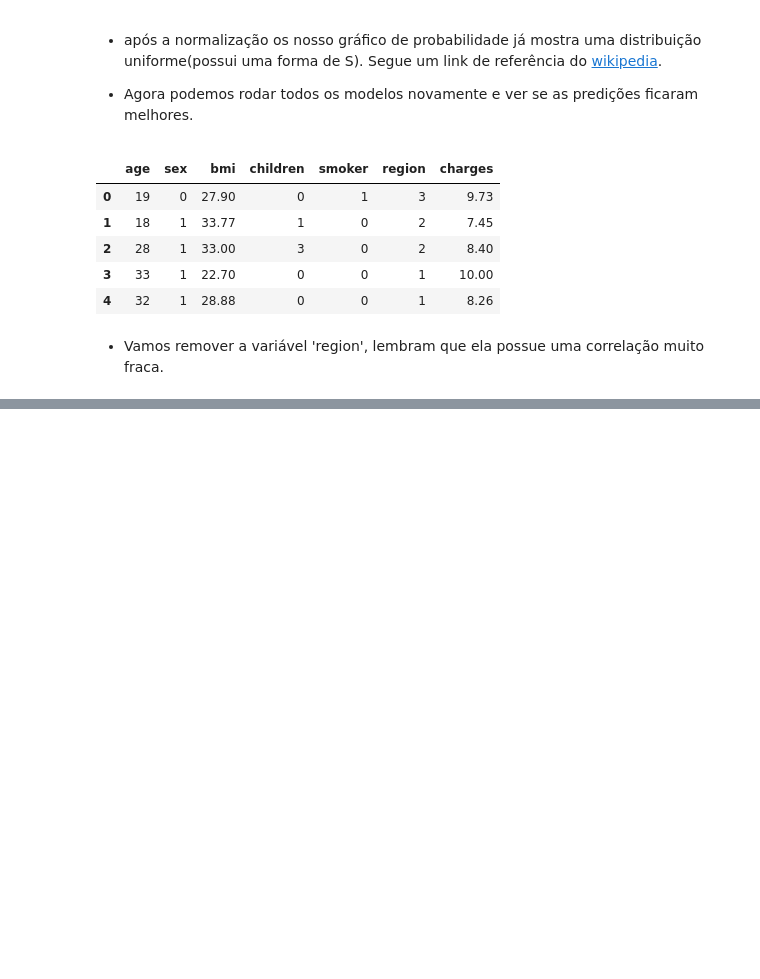
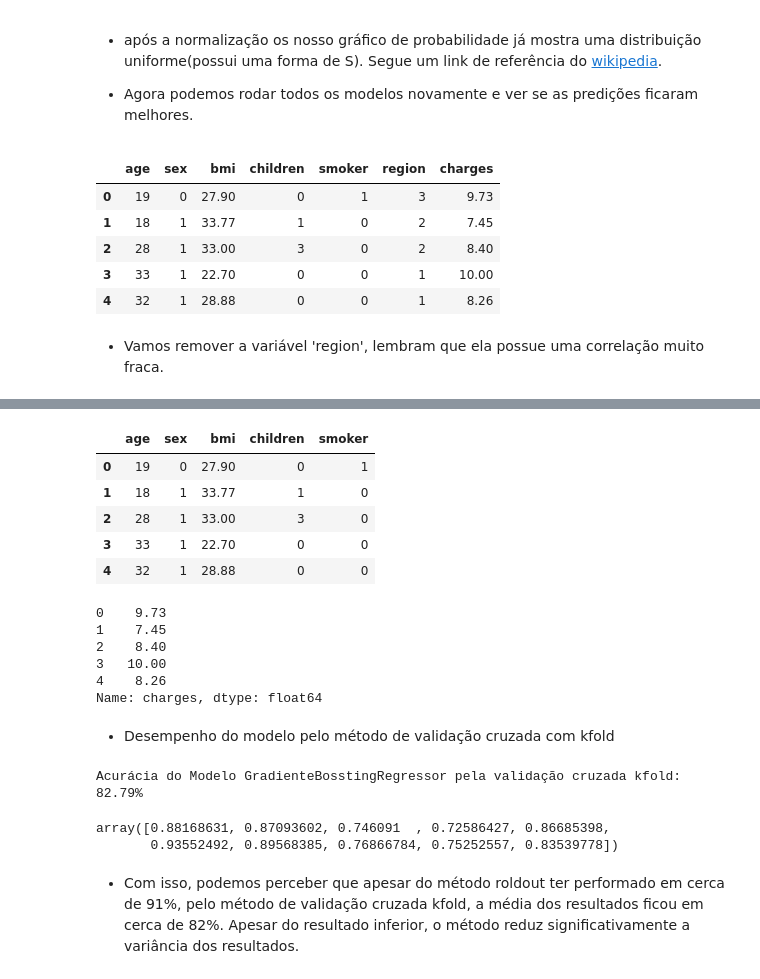
Before and after one commit to Jcnok/modelos-ml-python, a Jupyter notebook: Medical_Cost_Personal.ipynb, the cells around one changed output, grey strips where cells are left out. Drawn from its saved outputs; the diff is of its cells as text; code cells hidden in the pictures; blank space fills up the shorter version.

```diff
--- a/Medical_Cost_Personal.ipynb
+++ b/Medical_Cost_Personal.ipynb
@@ -1145,0 +1158,35 @@ viz.score(X_test, y_test)
+# %%
+X.head()
+# %% [output]
+|  | age | sex | bmi | children | smoker |
+| 0 | 19 | 0 | 27.90 | 0 | 1 |
+| 1 | 18 | 1 | 33.77 | 1 | 0 |
+| 2 | 28 | 1 | 33.00 | 3 | 0 |
+| 3 | 33 | 1 | 22.70 | 0 | 0 |
+| 4 | 32 | 1 | 28.88 | 0 | 0 |
+# %%
+Y.head()
+# %% [output]
+0    9.73
+1    7.45
+2    8.40
+3   10.00
+4    8.26
+Name: charges, dtype: float64
+# %% [markdown]
+* Desempenho do modelo pelo método de validação cruzada com kfold
+# %%
+gbr_cvs = cross_val_score(modelo, X, Y, cv = kf)
+score = gbr_cvs.mean()
+
+print('Acurácia do Modelo GradienteBosstingRegressor pela validação cruzada kfold: {:.2f}%'.format(100*score ))
+# %% [output]
+Acurácia do Modelo GradienteBosstingRegressor pela validação cruzada kfold: 82.79%
+# %%
+# variável recebe um lista com os 10 resultados
+gbr_cvs
+# %% [output]
+array([0.88168631, 0.87093602, 0.746091  , 0.72586427, 0.86685398,
+       0.93552492, 0.89568385, 0.76866784, 0.75252557, 0.83539778])
+# %% [markdown]
+* Com isso, podemos perceber que apesar do método roldout ter performado em cerca de 91%, pelo método de validação cruzada kfold, a média dos resultados ficou em cerca de 82%. Apesar do resultado inferior, o método reduz significativamente a variância dos resultados.
```
Also changed, not shown: parts of 23 cells of this notebook.
